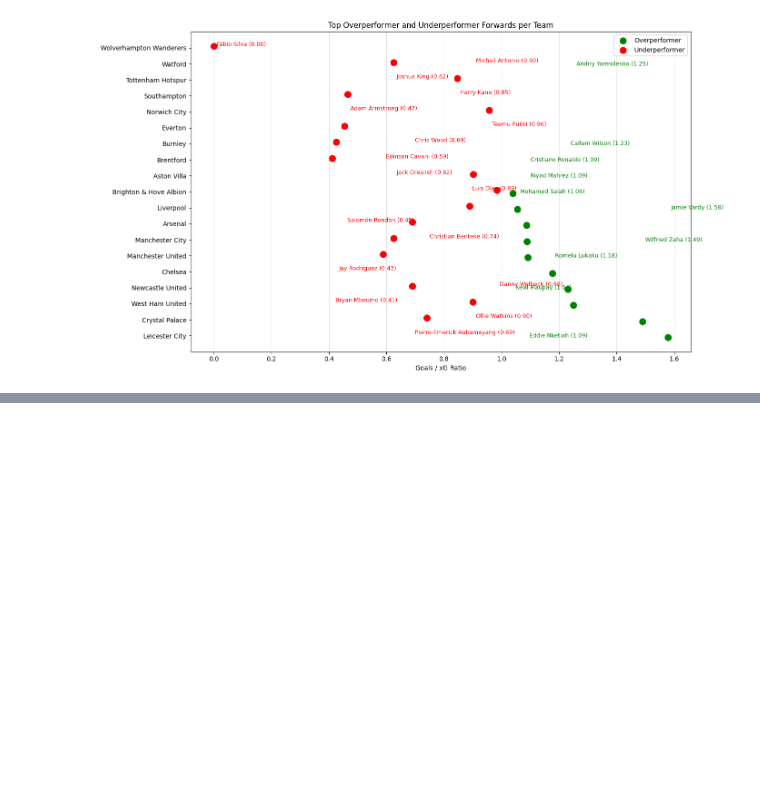
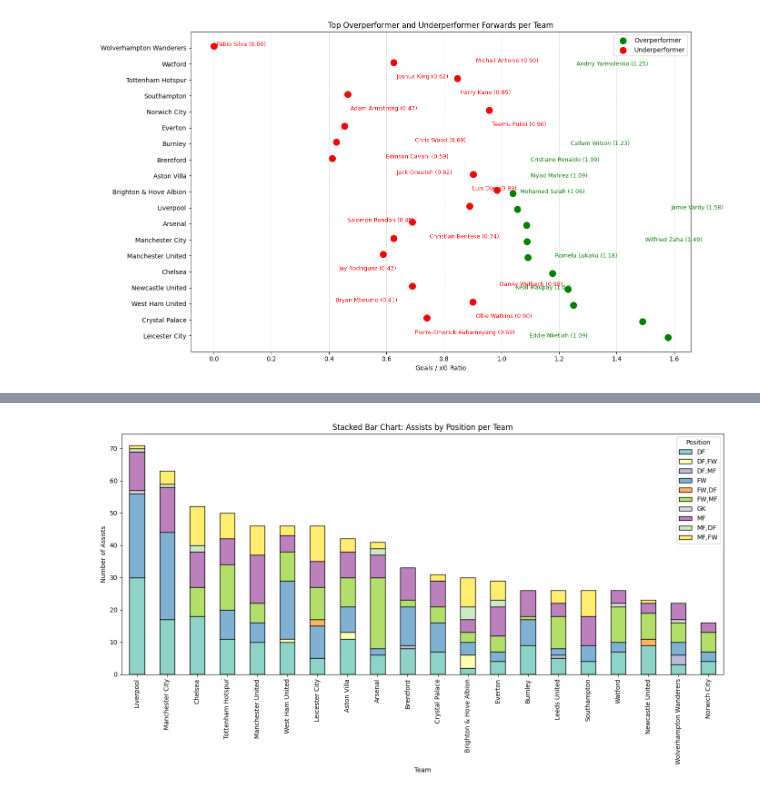
Before and after one commit to umakrishna-2002/PL-Data-Analytics, a Jupyter notebook: DSipynb.ipynb, the cells around one changed output, grey strips where cells are left out. Cells and saved outputs as stored; diff of their text form; code cells hidden in the pictures; blank space fills up the shorter version.

```diff
--- a/DSipynb.ipynb
+++ b/DSipynb.ipynb
@@ -782,0 +864,16 @@ plt.show()
+# %%
+import pandas as pd
+from tabulate import tabulate
+
+df['Ast'] = pd.to_numeric(df['Ast'], errors='coerce')
+position_assist_by_team = df.groupby(['Team', 'Pos'])['Ast'].sum().reset_index()
+
+assist_pivot = position_assist_by_team.pivot(index='Team', columns='Pos', values='Ast').fillna(0)
+
+assist_pivot['Total'] = assist_pivot.sum(axis=1)
+assist_pivot = assist_pivot.sort_values(by='Total', ascending=False)
+
+assist_pivot = assist_pivot.reset_index()
+
+# Step 6: Display as pretty table
+print(tabulate(assist_pivot, headers='keys', tablefmt='pretty', showindex=False))
@@ -782,0 +898,30 @@ plt.show()
+# %%
+df['Ast'] = pd.to_numeric(df['Ast'], errors='coerce')
+position_assist_by_team = df.groupby(['Team', 'Pos'])['Ast'].sum().reset_index()
+
+# Step 2: Pivot for plotting
+assist_pivot = position_assist_by_team.pivot(index='Team', columns='Pos', values='Ast').fillna(0)
+
+# Step 3: Sort by total assists
+assist_pivot['Total'] = assist_pivot.sum(axis=1)
+assist_pivot = assist_pivot.sort_values(by='Total', ascending=False).drop(columns='Total')
+assist_pivot = assist_pivot.reset_index().set_index('Team')
+
+# Step 4: Plot - Stacked Bar Chart
+assist_pivot.plot(
+    kind='bar',
+    stacked=True,
+    figsize=(14, 8),
+    colormap='Set3',
+    edgecolor='black'
+)
+
+plt.title('Stacked Bar Chart: Assists by Position per Team')
+plt.xlabel('Team')
+plt.ylabel('Number of Assists')
+plt.xticks(rotation=90)
+plt.legend(title='Position')
+plt.tight_layout()
+plt.show()
+# %% [output]
+[figure, added]
```
Also changed, not shown: parts of 7 cells of this notebook.
